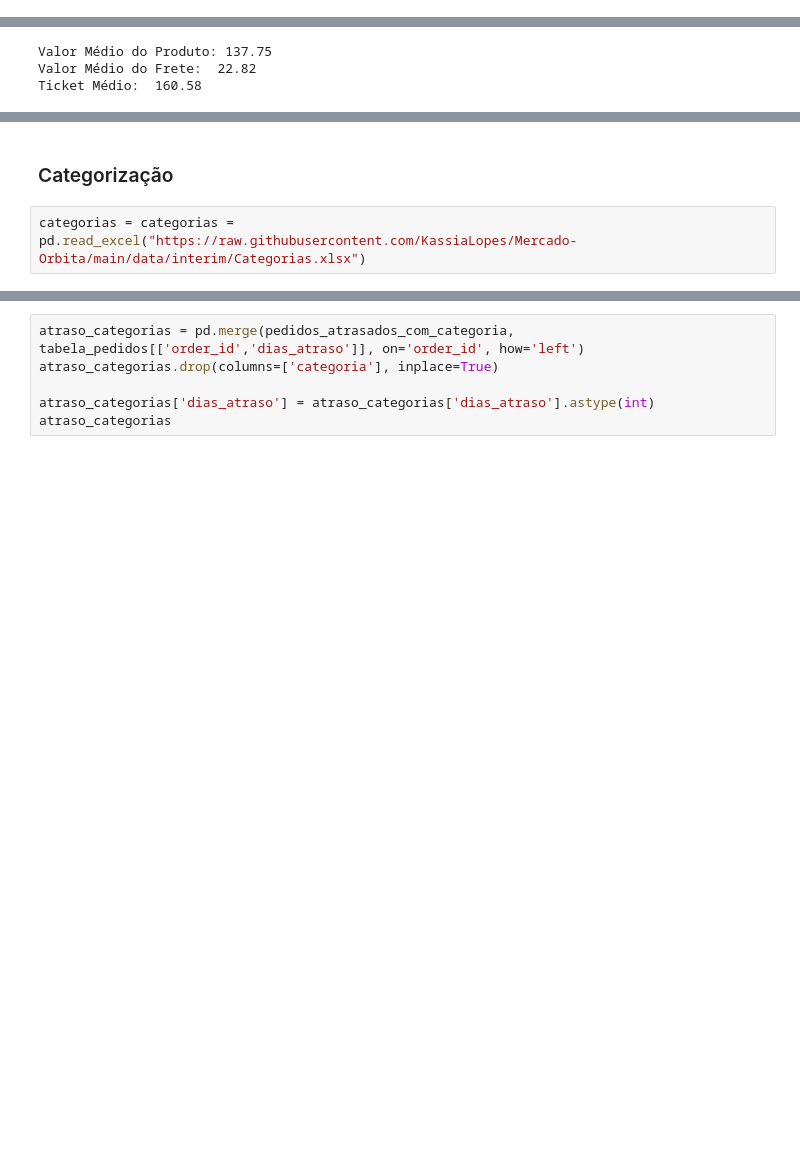
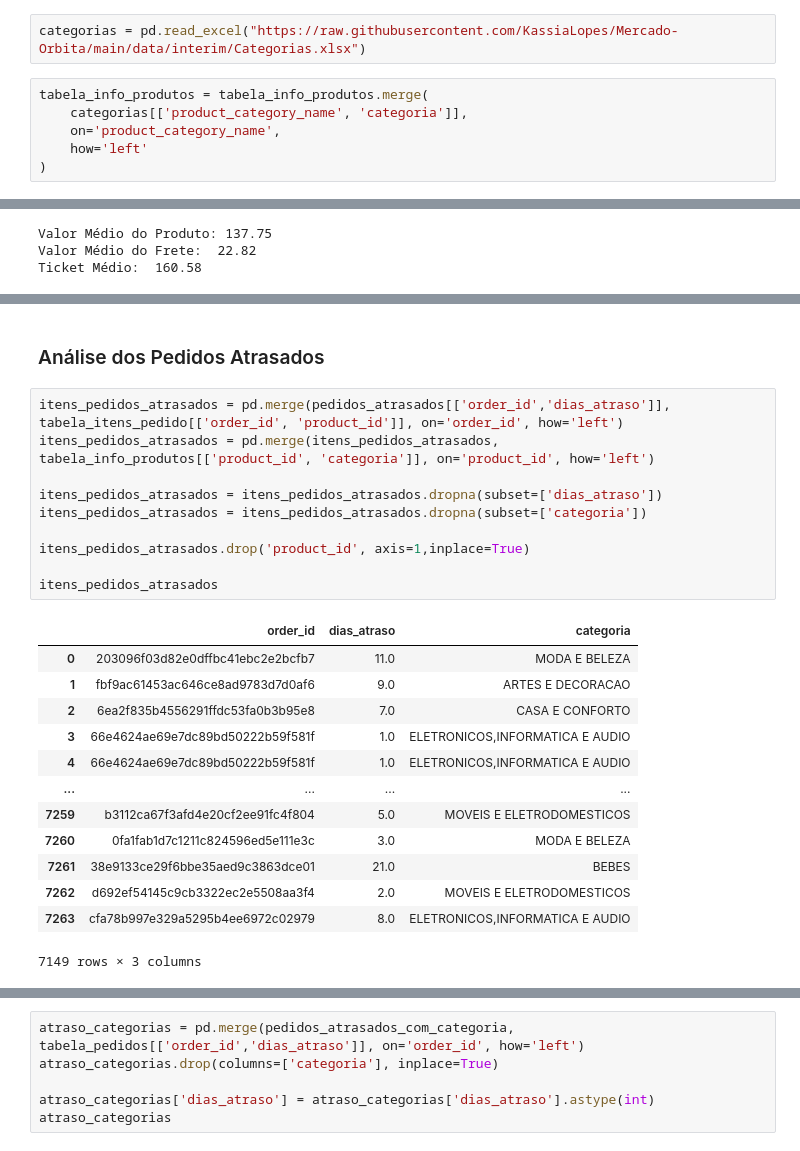
Before and after one commit to KassiaLopes/Mercado-Orbita, a Jupyter notebook: notebooks/mercado_orbita (1).ipynb, the cells around one changed output, grey strips where cells are left out. Cells and saved outputs as stored; diff of their text form; blank space fills up the shorter version.

Commit message:
`feat: adiciona notebook com a análise exploratória de dados'
Explora as principais colunas.

Analisa a distribuição dos dados.

Conclusões iniciais sobre o dataset.`

```diff
--- a/notebooks/mercado_orbita (1).ipynb
+++ b/notebooks/mercado_orbita (1).ipynb
@@ -301,3 +297,11 @@ tabela_avaliacoes[['review_creation_date','review_answer_timestamp']] = tabela_a
+# %%
+categorias = pd.read_excel("https://raw.githubusercontent.com/KassiaLopes/Mercado-Orbita/main/data/interim/Categorias.xlsx")
+# %%
+tabela_info_produtos = tabela_info_produtos.merge(
+    categorias[['product_category_name', 'categoria']],
+    on='product_category_name',
+    how='left'
+)
 # %% [markdown]
 ### Observações
 
@@ -1286,5 +1153,27 @@ itens_pedidos_atrasados
 # %% [markdown]
-### Categorização
+### Análise dos Pedidos Atrasados
-# %%
-categorias = categorias = pd.read_excel("https://raw.githubusercontent.com/KassiaLopes/Mercado-Orbita/main/data/interim/Categorias.xlsx")
+# %%
+itens_pedidos_atrasados = pd.merge(pedidos_atrasados[['order_id','dias_atraso']], tabela_itens_pedido[['order_id', 'product_id']], on='order_id', how='left')
+itens_pedidos_atrasados = pd.merge(itens_pedidos_atrasados, tabela_info_produtos[['product_id', 'categoria']], on='product_id', how='left')
+
+itens_pedidos_atrasados = itens_pedidos_atrasados.dropna(subset=['dias_atraso'])
+itens_pedidos_atrasados = itens_pedidos_atrasados.dropna(subset=['categoria'])
+
+itens_pedidos_atrasados.drop('product_id', axis=1,inplace=True)
+
+itens_pedidos_atrasados
+# %% [output]
+|  | order_id | dias_atraso | categoria |
+| 0 | 203096f03d82e0dffbc41ebc2e2bcfb7 | 11.0 | MODA E BELEZA |
+| 1 | fbf9ac61453ac646ce8ad9783d7d0af6 | 9.0 | ARTES E DECORACAO |
+| 2 | 6ea2f835b4556291ffdc53fa0b3b95e8 | 7.0 | CASA E CONFORTO |
+| 3 | 66e4624ae69e7dc89bd50222b59f581f | 1.0 | ELETRONICOS,INFORMATICA E AUDIO |
+| 4 | 66e4624ae69e7dc89bd50222b59f581f | 1.0 | ELETRONICOS,INFORMATICA E AUDIO |
+| ... | ... | ... | ... |
+| 7259 | b3112ca67f3afd4e20cf2ee91fc4f804 | 5.0 | MOVEIS E ELETRODOMESTICOS |
+| 7260 | 0fa1fab1d7c1211c824596ed5e111e3c | 3.0 | MODA E BELEZA |
+| 7261 | 38e9133ce29f6bbe35aed9c3863dce01 | 21.0 | BEBES |
+| 7262 | d692ef54145c9cb3322ec2e5508aa3f4 | 2.0 | MOVEIS E ELETRODOMESTICOS |
+| 7263 | cfa78b997e329a5295b4ee6972c02979 | 8.0 | ELETRONICOS,INFORMATICA E AUDIO |
+7149 rows × 3 columns
 # %%
```
Also changed, not shown: parts of 14 cells of this notebook.
